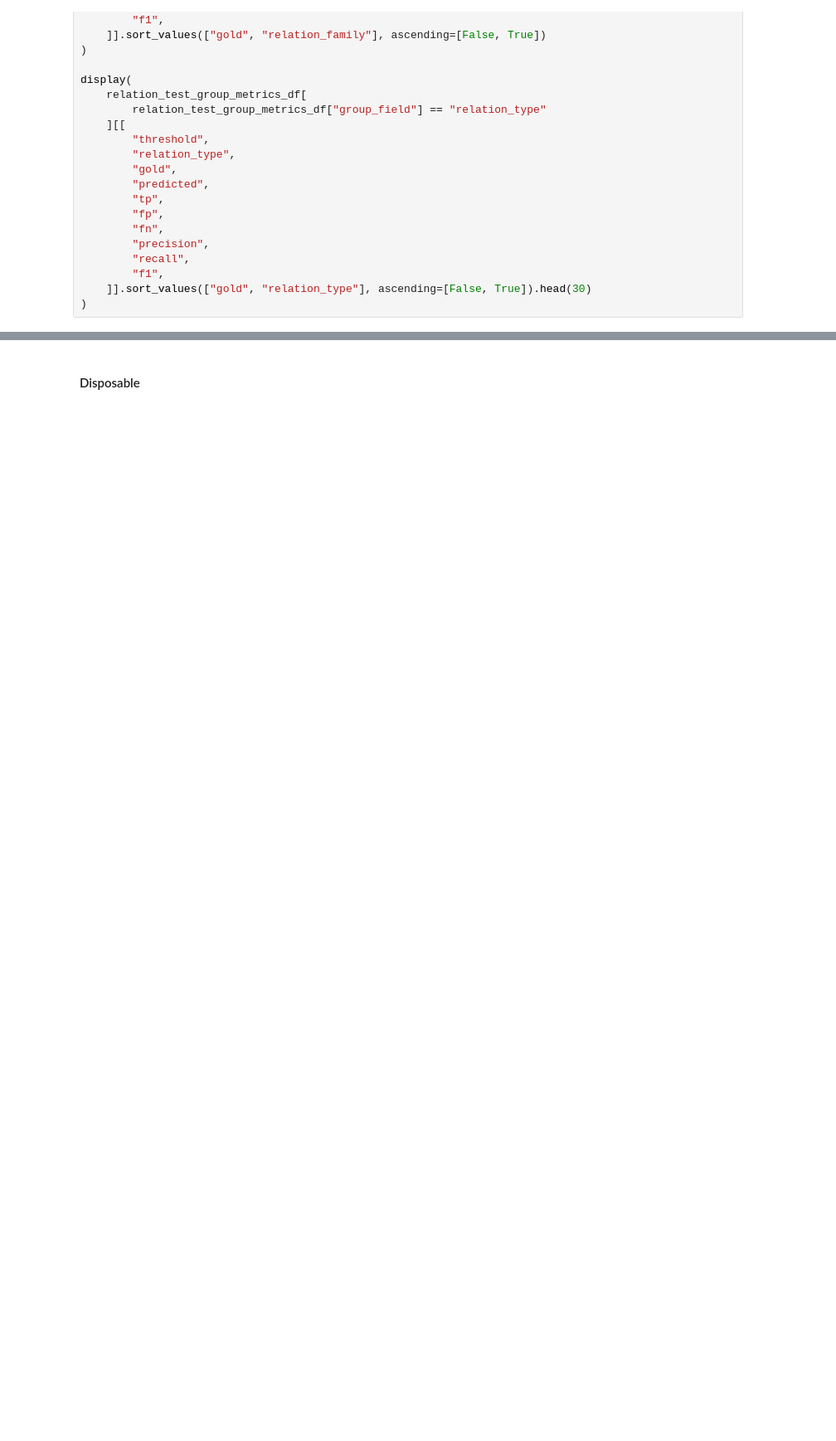
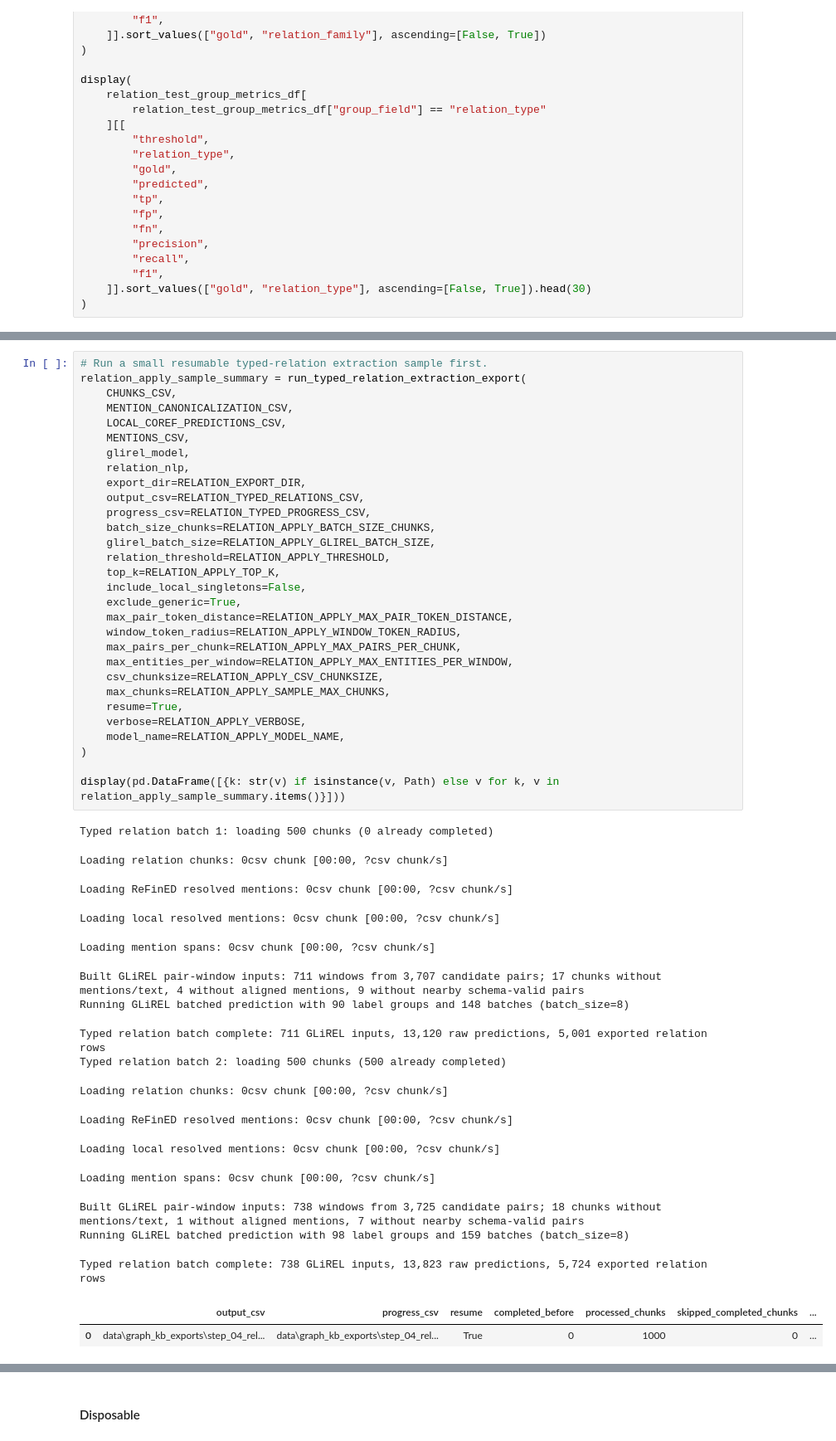
Before and after one commit to plminh-sdh/Design-and-Evaluation-of-Secure-Retrieval-Augmented-Systems-for-Large-Scale-Digital-Archives, a Jupyter notebook: Database.ipynb, the cells around one changed output, grey strips where cells are left out. Shown at 83% size. Drawn from its saved outputs; the diff is of its cells as text; blank space fills up the shorter version.

```diff
--- a/Database.ipynb
+++ b/Database.ipynb
@@ -3784,0 +3872,49 @@ display(
+# %%
+# Run a small resumable typed-relation extraction sample first.
+relation_apply_sample_summary = run_typed_relation_extraction_export(
+    CHUNKS_CSV,
+    MENTION_CANONICALIZATION_CSV,
+    LOCAL_COREF_PREDICTIONS_CSV,
+    MENTIONS_CSV,
+    glirel_model,
+    relation_nlp,
+    export_dir=RELATION_EXPORT_DIR,
+    output_csv=RELATION_TYPED_RELATIONS_CSV,
+    progress_csv=RELATION_TYPED_PROGRESS_CSV,
+    batch_size_chunks=RELATION_APPLY_BATCH_SIZE_CHUNKS,
+    glirel_batch_size=RELATION_APPLY_GLIREL_BATCH_SIZE,
+    relation_threshold=RELATION_APPLY_THRESHOLD,
+    top_k=RELATION_APPLY_TOP_K,
+    include_local_singletons=False,
+    exclude_generic=True,
+    max_pair_token_distance=RELATION_APPLY_MAX_PAIR_TOKEN_DISTANCE,
+    window_token_radius=RELATION_APPLY_WINDOW_TOKEN_RADIUS,
+    max_pairs_per_chunk=RELATION_APPLY_MAX_PAIRS_PER_CHUNK,
+    max_entities_per_window=RELATION_APPLY_MAX_ENTITIES_PER_WINDOW,
+    csv_chunksize=RELATION_APPLY_CSV_CHUNKSIZE,
+    max_chunks=RELATION_APPLY_SAMPLE_MAX_CHUNKS,
+    resume=True,
+    verbose=RELATION_APPLY_VERBOSE,
+    model_name=RELATION_APPLY_MODEL_NAME,
+)
+
+display(pd.DataFrame([{k: str(v) if isinstance(v, Path) else v for k, v in relation_apply_sample_summary.items()}]))
+# %% [output]
+Typed relation batch 1: loading 500 chunks (0 already completed)
+Loading relation chunks: 0csv chunk [00:00, ?csv chunk/s]
+Loading ReFinED resolved mentions: 0csv chunk [00:00, ?csv chunk/s]
+Loading local resolved mentions: 0csv chunk [00:00, ?csv chunk/s]
+Loading mention spans: 0csv chunk [00:00, ?csv chunk/s]
+Built GLiREL pair-window inputs: 711 windows from 3,707 candidate pairs; 17 chunks without mentions/text, 4 without aligned mentions, 9 without nearby schema-valid pairs
+Running GLiREL batched prediction with 90 label groups and 148 batches (batch_size=8)
+Typed relation batch complete: 711 GLiREL inputs, 13,120 raw predictions, 5,001 exported relation rows
+Typed relation batch 2: loading 500 chunks (500 already completed)
+Loading relation chunks: 0csv chunk [00:00, ?csv chunk/s]
+Loading ReFinED resolved mentions: 0csv chunk [00:00, ?csv chunk/s]
+Loading local resolved mentions: 0csv chunk [00:00, ?csv chunk/s]
+Loading mention spans: 0csv chunk [00:00, ?csv chunk/s]
+Built GLiREL pair-window inputs: 738 windows from 3,725 candidate pairs; 18 chunks without mentions/text, 1 without aligned mentions, 7 without nearby schema-valid pairs
+Running GLiREL batched prediction with 98 label groups and 159 batches (batch_size=8)
+Typed relation batch complete: 738 GLiREL inputs, 13,823 raw predictions, 5,724 exported relation rows
+|  | output_csv | progress_csv | resume | completed_before | processed_chunks | skipped_completed_chunks | ... |
+| 0 | data\graph_kb_exports\step_04_rel... | data\graph_kb_exports\step_04_rel... | True | 0 | 1000 | 0 | ... |
```
Also changed, not shown: parts of 4 cells of this notebook, 1 other file.
